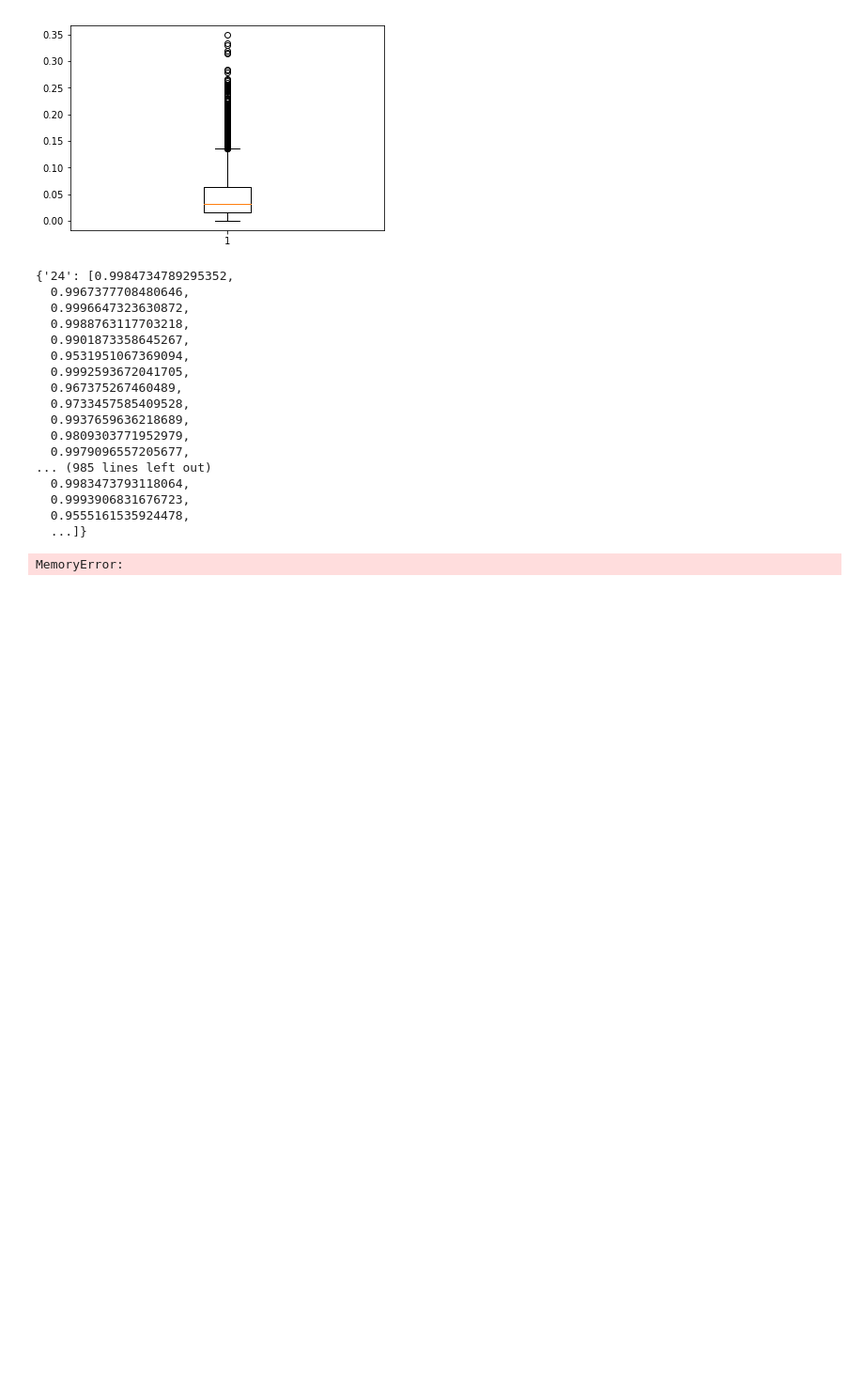
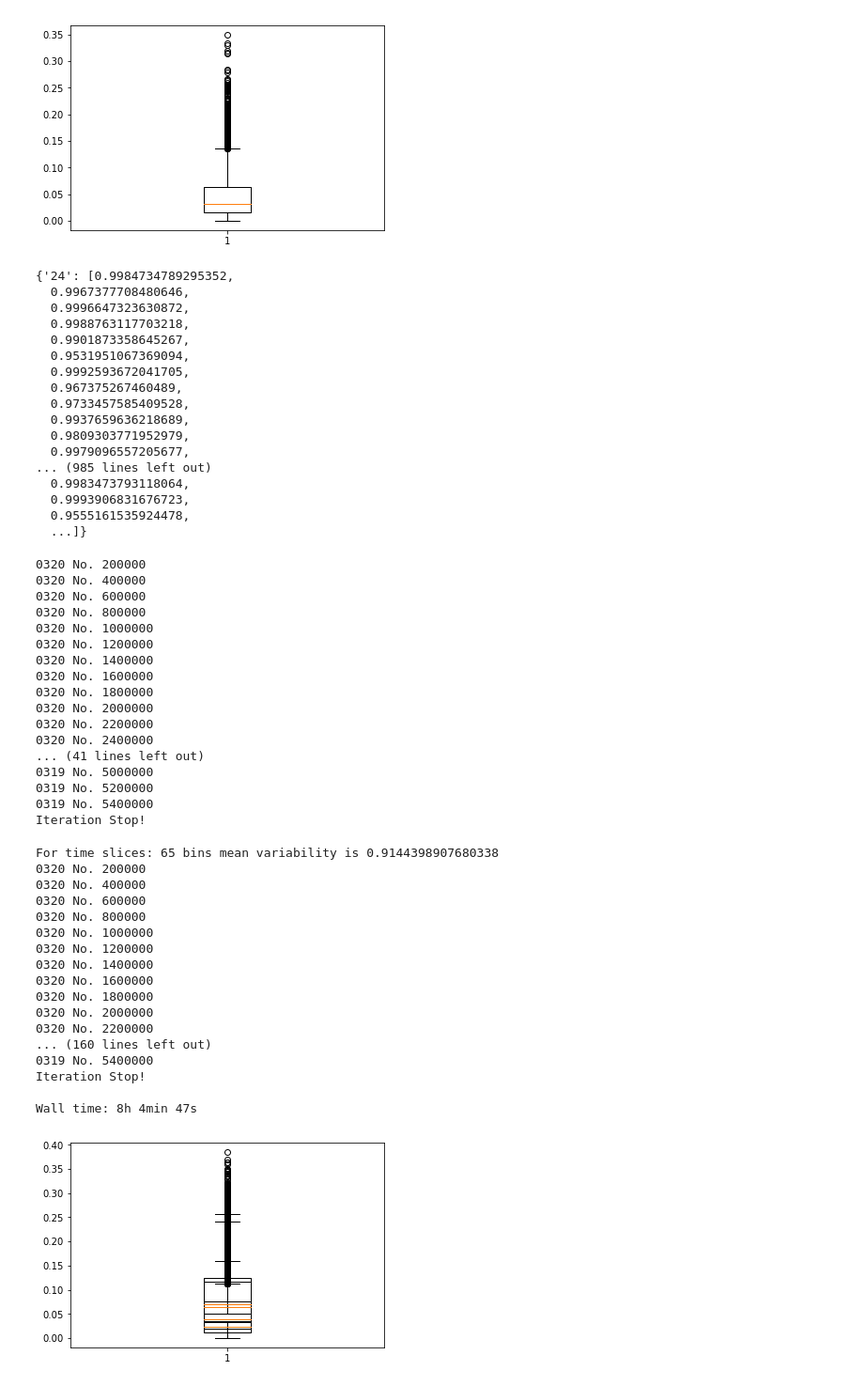
Before and after one commit to ZhuangDingyi/SmartCardClustering, a Jupyter notebook: Step1 Regularity Comaparison.ipynb, the cells around one changed output. Shown at 94% size. Cells and saved outputs as stored; diff of their text form; code cells hidden in the pictures; blank space fills up the shorter version.

```diff
--- a/Step1 Regularity Comaparison.ipynb
+++ b/Step1 Regularity Comaparison.ipynb
@@ -393,8 +390,8 @@ variability
 # Because we only focus on the effect of different time slices variantion in days can be neglected
 featureMat_0319_iter=dict()
 featureMat_0320_iter=dict()
-#timeIntervalSizes=[1,2,4,15,48,72,96,180,360,720,1440]
-timeIntervalSizes=[48,72]
+#timeIntervalSizes=[1,2,4,15,32,48,72,96,180,360,720,1440]
+timeIntervalSizes=[65,18,32,60]
 chunkSize=200000
 # MEMORY ERROR! HAVE TO ITERATE THE TIME INSTEAD OF STATIONS
 for interval in tqdm_notebook(timeIntervalSizes,desc='different time intervals'):
@@ -422,33 +419,68 @@ for interval in tqdm_notebook(timeIntervalSizes,desc='different time intervals')
             counter+=1
         except StopIteration:
             print("Iteration Stop!")
             loop=False
 
     counter=1
     ds_0319_parser=pd.read_csv('data_processed/20120319 Data1.csv',low_memory=False, iterator=True)
     loop=True
     while loop:
         try:
             chunk=ds_0319_parser.get_chunk(chunkSize)
             chunk['boarding_stop']=chunk['boarding_stop'].apply(lambda x:stops_dict[x])
             chunk['alighting_stop']=chunk['alighting_stop'].apply(lambda x:stops_dict[x])
             chunk['boarding_time']=chunk['boarding_time'].apply(lambda x:time.mktime(time.strptime(x[:-4],'%Y-%m-%d %H:%M:%S')))
             chunk['alighting_time']=chunk['alighting_time'].apply(lambda x:time.mktime(time.strptime(x[:-4],'%Y-%m-%d %H:%M:%S')))
             chunk['boarding_timeIdx']=chunk['boarding_time'].apply(lambda x:getTimeIndex(int(x),ts_0319_s,ts_0319_e,interval))
             chunk['alighting_timeIdx']=chunk['alighting_time'].apply(lambda x:getTimeIndex(int(x),ts_0319_s,ts_0319_e,interval))
             for index,row in chunk.iterrows():
                 featureMat_0319_iter[str(row['boarding_stop'])][len(stops_dict)+row['boarding_stop']-1][row['boarding_timeIdx']-1]+=1 #inflow
                 featureMat_0319_iter[str(row['boarding_stop'])][row['alighting_stop']-1][row['alighting_timeIdx']-1] +=1 #outflow
                 featureMat_0319_iter[str(row['alighting_stop'])][len(stops_dict)+row['alighting_stop']-1][row['alighting_timeIdx']-1] +=1 # Destination inflow if no tranfer
             print('0319 No.',counter*chunkSize)
             counter+=1
         except StopIteration:
             print("Iteration Stop!")
             loop=False
     _,vari,variM=getAllStationsCorSameDay(featureMat_0319_iter,featureMat_0320_iter,interval)
     print('For time slices:',interval,'bins mean variability is',variM)
-    variability[str(interval)]=vari
+    #variability[str(interval)]=vari
     plt.boxplot([1-e for e in vari])
-    joblib.dump(variability,'variability_dict.asv')
+    filename='variability_'+str(interval)+'.asv'
+    joblib.dump(vari,filename)
 # %% [output]
-MemoryError:
+0320 No. 200000
+0320 No. 400000
+0320 No. 600000
+0320 No. 800000
+0320 No. 1000000
+0320 No. 1200000
+0320 No. 1400000
+0320 No. 1600000
+0320 No. 1800000
+0320 No. 2000000
+0320 No. 2200000
+0320 No. 2400000
+... (41 lines left out)
+0319 No. 5000000
+0319 No. 5200000
+0319 No. 5400000
+Iteration Stop!
+For time slices: 65 bins mean variability is 0.9144398907680338
+0320 No. 200000
+0320 No. 400000
+0320 No. 600000
+0320 No. 800000
+0320 No. 1000000
+0320 No. 1200000
+0320 No. 1400000
+0320 No. 1600000
+0320 No. 1800000
+0320 No. 2000000
+0320 No. 2200000
+... (160 lines left out)
+0319 No. 5400000
+Iteration Stop!
+
+Wall time: 8h 4min 47s
+[figure, added]
```
Also changed, not shown: parts of 9 cells of this notebook.
